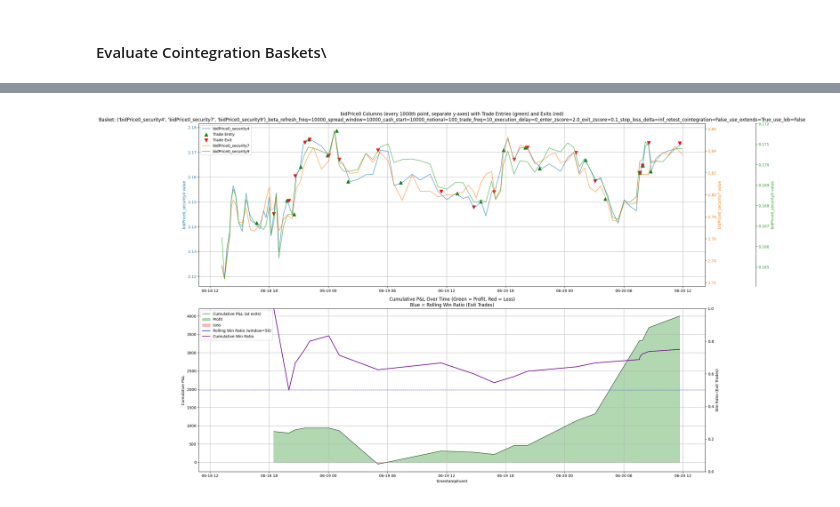
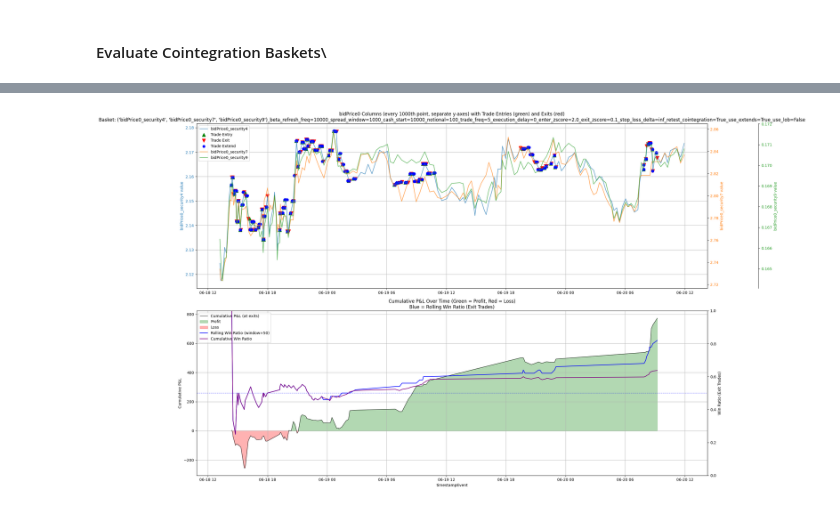
Before and after one commit to gnome-trading-group/gnomepy, a Jupyter notebook: gnomepy/backtest/cointegration_nb.ipynb, the cells around one changed output, grey strips where cells are left out. Saved outputs shown, nothing was run; the diff lists cells and outputs as text; code cells hidden in the pictures.

```diff
--- a/gnomepy/backtest/cointegration_nb.ipynb
+++ b/gnomepy/backtest/cointegration_nb.ipynb
@@ -16,5 +138,5 @@ import pandas as pd
 # %%
-securities = [1, 2, 3, 4, 5, 6, 7, 8, 9, 10]
+securities = [1, 2]#[1, 2, 3, 4, 5, 6, 7, 8, 9, 10]
 dfs = []
 
 for security in securities:
@@ -312,24 +469,24 @@ list(minimal_baskets.keys())[:3]
 #### Backtest Cointegration Baskets
 # %%
 # Get basksets from cointegration testing
-baskets = list(minimal_baskets.keys())[:3]
+baskets = list(minimal_baskets.keys())[:6]
 
 # Your setup code here
 results = main(
     baskets = baskets,
     data = merged_df,
     beta_refresh_freq = [10000],
-    spread_window = [1000, 10000],
+    spread_window = [1000, 5000],
     cash_start = [10000],
     notional = [100],
-    trade_freq = [10, 20, 30, 50],
+    trade_freq = [5, 10, 20, 30],
     execution_delay = [0],
     enter_zscore = [2.0],
     exit_zscore = [0.1],
     stop_loss_delta=[np.inf],
-    retest_cointegration = [False, True],
-    use_extends = [False, True],
-    use_lob = [False, True],
+    retest_cointegration = [True],
+    use_extends = [True],
+    use_lob = [False],
     use_multiprocessing = False
 )
 
@@ -640,13 +766,14 @@ def plot_bidprice0_and_trades(index):
         ax_new.set_ylabel(f'{col} value', color=color)
         ax_new.tick_params(axis='y', labelcolor=color)
         axes.append(ax_new)
-
-    # Mark trade entries and exits (on the closest sampled timestamp)
+    # Mark trade entries, exits, and extends (on the closest sampled timestamp)
     if trade_log is not None and not trade_log.empty:
-        # Find entry and exit indices
+        # Find entry, exit, and extend indices
         entry_mask = trade_log['action'].str.contains('enter', case=False)
         exit_mask = trade_log['action'].str.contains('exit', case=False)
-        # For each entry/exit, find the closest sampled timestamp in history_df
+        extend_mask = trade_log['action'].str.contains('extend', case=False)
+
+        # For each entry/exit/extend, find the closest sampled timestamp in history_df
         def get_closest_sampled_value(ts_list, col):
             # For each ts in ts_list, find the closest in sampled_idx
             values = []
@@ -662,9 +789,11 @@ def plot_bidprice0_and_trades(index):
                 values.append(history_df.loc[closest_sampled, col])
             return values
 
-        # Plot entry/exit points for the first bidPrice0 column only (for clarity)
+        # Plot entry/exit/extend points for the first bidPrice0 column only (for clarity)
         entry_y = get_closest_sampled_value(trade_log.loc[entry_mask, 'timestampEvent'], bid_cols[0])
         exit_y = get_closest_sampled_value(trade_log.loc[exit_mask, 'timestampEvent'], bid_cols[0])
+        extend_y = get_closest_sampled_value(trade_log.loc[extend_mask, 'timestampEvent'], bid_cols[0])
+
         ax1.scatter(
             trade_log.loc[entry_mask, 'timestampEvent'],
             entry_y,
@@ -674,6 +803,11 @@ def plot_bidprice0_and_trades(index):
             trade_log.loc[exit_mask, 'timestampEvent'],
             exit_y,
             color='red', marker='v', s=80, label='Trade Exit'
+        )
+        ax1.scatter(
+            trade_log.loc[extend_mask, 'timestampEvent'],
+            extend_y,
+            color='blue', marker='o', s=40, label='Trade Extend'
         )
 
     # Compose a combined legend for all price axes
@@ -807,32 +941,32 @@ def plot_bidprice0_and_trades(index):
             linewidth=1.5,
             linestyle='-',
             label='Cumulative Win Ratio'
         )
         ax2b.set_ylabel('Win Ratio (Exit Trades)')
         ax2b.set_ylim(0, 1)
         ax2b.grid(False)
         # Add a horizontal line at 0.5 for reference
         ax2b.axhline(0.5, color='blue', linestyle='--', linewidth=1, alpha=0.5, label='_nolegend_')
 
         # Compose a combined legend for both axes
         handles1, labels1 = ax2.get_legend_handles_labels()
         handles2, labels2 = ax2b.get_legend_handles_labels()
         from collections import OrderedDict
         by_label = OrderedDict(zip(labels1 + labels2, handles1 + handles2))
         ax2.legend(by_label.values(), by_label.keys(), loc='best')
 
         ax2.set_ylabel('Cumulative P&L')
         ax2.set_title('Cumulative P&L Over Time (Green = Profit, Red = Loss)\nBlue = Rolling Win Ratio (Exit Trades)')
         ax2.grid(True)
 
     ax2.set_xlabel('timestampEvent')
     plt.tight_layout()
     plt.show()
 
 # Find the index corresponding to the desired key
-target_key = "('bidPrice0_security4', 'bidPrice0_security7', 'bidPrice0_security9')_beta_refresh_freq=10000_spread_window=10000_cash_start=10000_notional=100_trade_freq=10_execution_delay=0_enter_zscore=2.0_exit_zscore=0.1_stop_loss_delta=inf_retest_cointegration=False_use_extends=True_use_lob=False"
+target_key = "('bidPrice0_security4', 'bidPrice0_security7', 'bidPrice0_security9')_beta_refresh_freq=10000_spread_window=1000_cash_start=10000_notional=100_trade_freq=5_execution_delay=0_enter_zscore=2.0_exit_zscore=0.1_stop_loss_delta=inf_retest_cointegration=True_use_extends=True_use_lob=False"
 keys_list = list(backtest_results.keys())
 index = keys_list.index(target_key)
 plot_bidprice0_and_trades(index=index)
 # %% [output]
-[figure, old version]
+[figure, new version]
```
Also changed, not shown: parts of 18 cells of this notebook, 3 other files.
